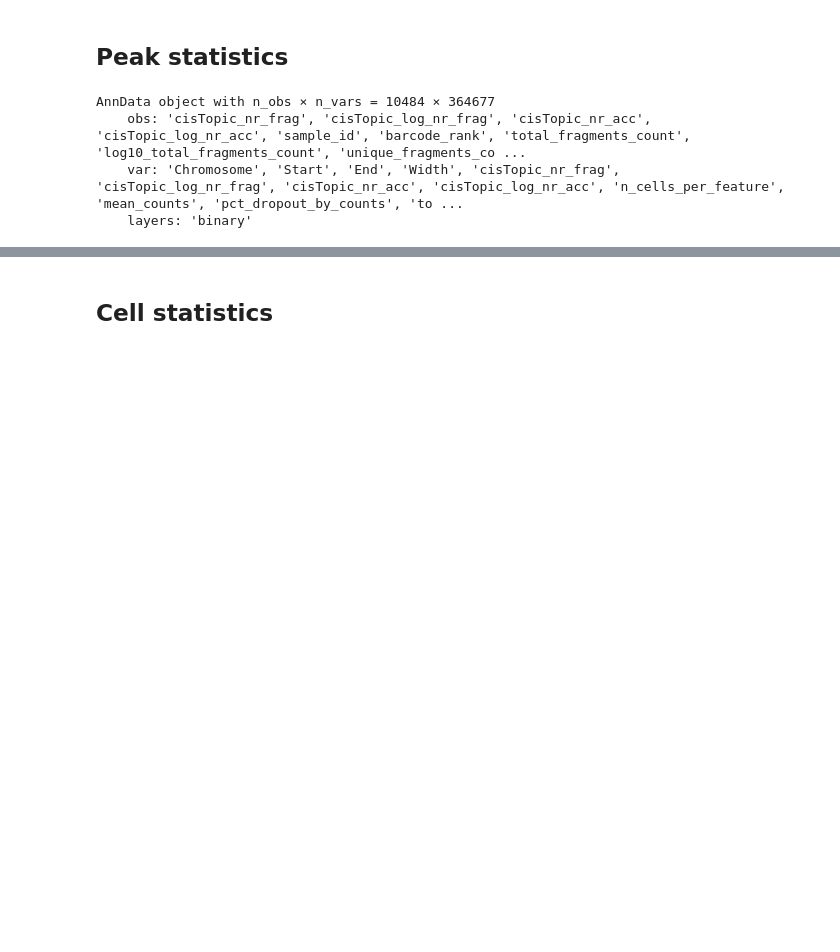
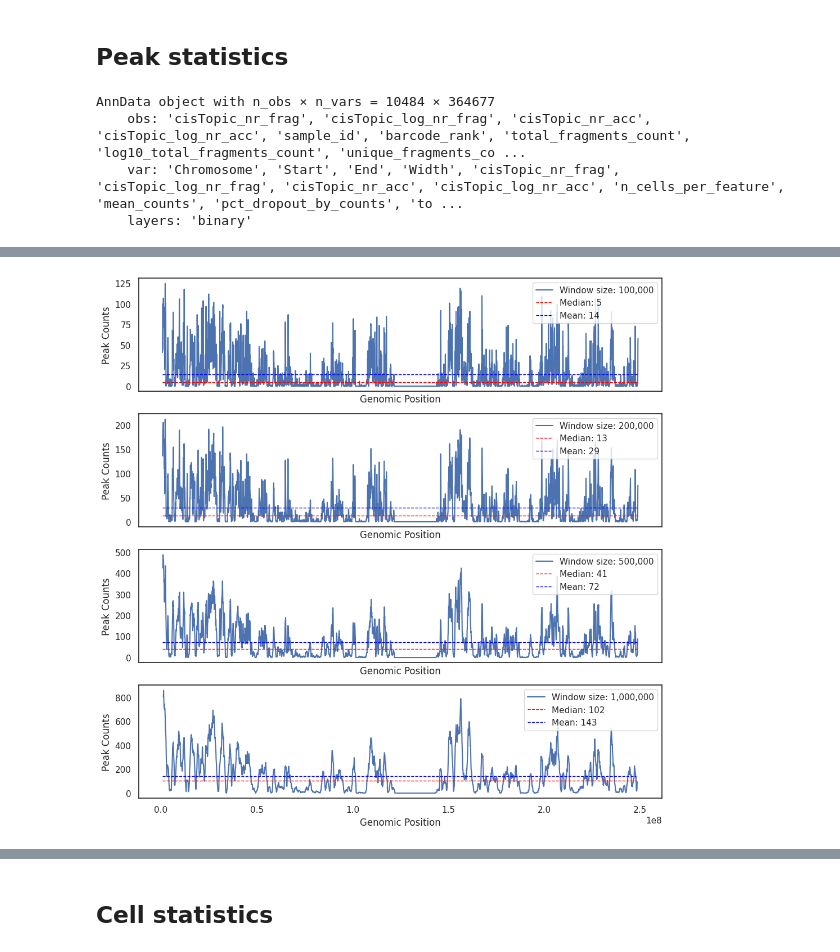
Before and after one commit to Claptar/peak2vec, a Jupyter notebook: notebooks/eda.ipynb, the cells around one changed output, grey strips where cells are left out. Saved outputs shown, nothing was run; the diff lists cells and outputs as text; code cells hidden in the pictures; blank space fills up the shorter version.

```diff
--- a/notebooks/eda.ipynb
+++ b/notebooks/eda.ipynb
@@ -33,0 +37,16 @@ adata.obs.head()
+# %%
+def compute_peak_counts(adata, chr_num, window_size, step_size):
+    start = adata.var[adata.var.Chromosome == chr_num].Start.values
+    end = adata.var[adata.var.Chromosome == chr_num].End.values
+    mids = (start + end) // 2
+    chrom_end = end.max()
+    chrom_start = start.min()
+
+    window_starts = np.arange(chrom_start, chrom_end - window_size, step_size)
+    window_ends = window_starts + window_size
+
+    mids.sort()
+    left = np.searchsorted(mids, window_starts, side="left")
+    right = np.searchsorted(mids, window_ends, side="left")  # half-open end
+    counts = (right - left).astype(np.int64)
+    return window_starts, counts
@@ -76,0 +104,40 @@ plt.show()
+# %%
+chr_num = "chr1"
+step_size = 50_000
+window_sizes = [100_000, 200_000, 500_000, 1_000_000]
+
+fig, ax = plt.subplots(
+    len(window_sizes), 1, figsize=(12, 3 * len(window_sizes)), sharex=True
+)
+
+for ax, window_size in zip(ax.flatten(), window_sizes):
+    window_starts, counts = compute_peak_counts(adata, chr_num, window_size, step_size)
+    median = np.median(counts)
+    mean = np.mean(counts)
+    ax.plot(
+        window_starts + window_size // 2, counts, label=f"Window size: {window_size:,}"
+    )
+    ax.hlines(
+        median,
+        xmin=window_starts.min(),
+        xmax=window_starts.max(),
+        color="red",
+        linestyle="dashed",
+        linewidth=1,
+        label=f"Median: {median:.0f}",
+    )
+    ax.hlines(
+        mean,
+        xmin=window_starts.min(),
+        xmax=window_starts.max(),
+        color="blue",
+        linestyle="dashed",
+        linewidth=1,
+        label=f"Mean: {mean:.0f}",
+    )
+    ax.set_xlabel("Genomic Position")
+    # ax.set_title(f"Peak counts on {chr_num} with window size {window_size}")
+    ax.set_ylabel("Peak Counts")
+    ax.legend()
+# %% [output]
+[figure, added]
```
Also changed, not shown: parts of 12 cells of this notebook.
